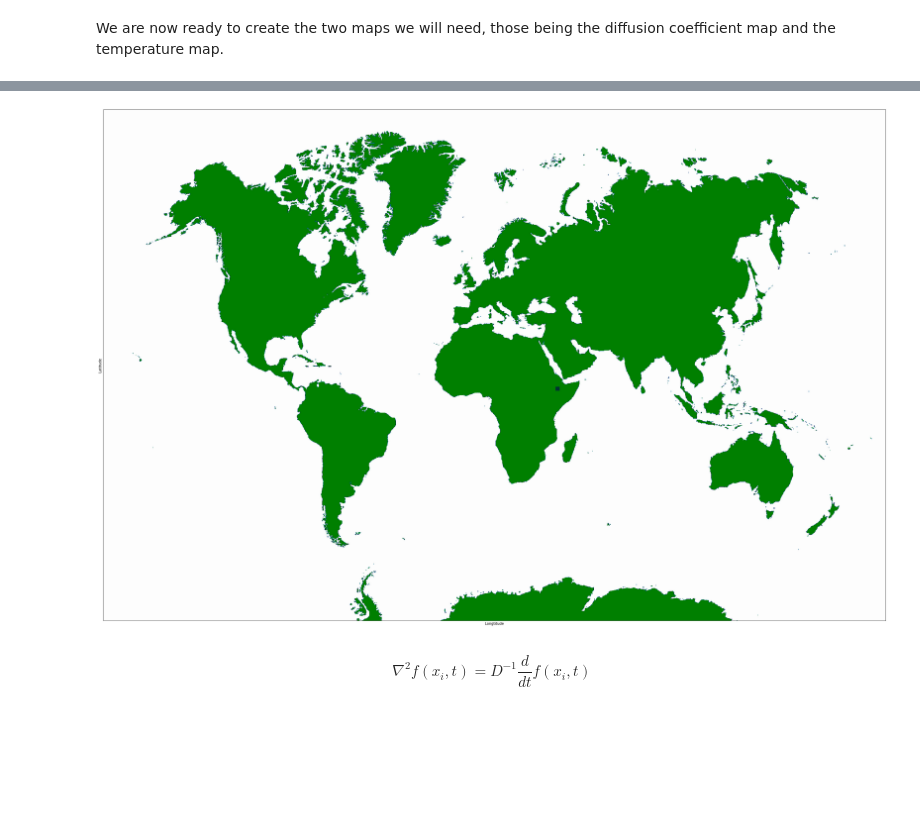
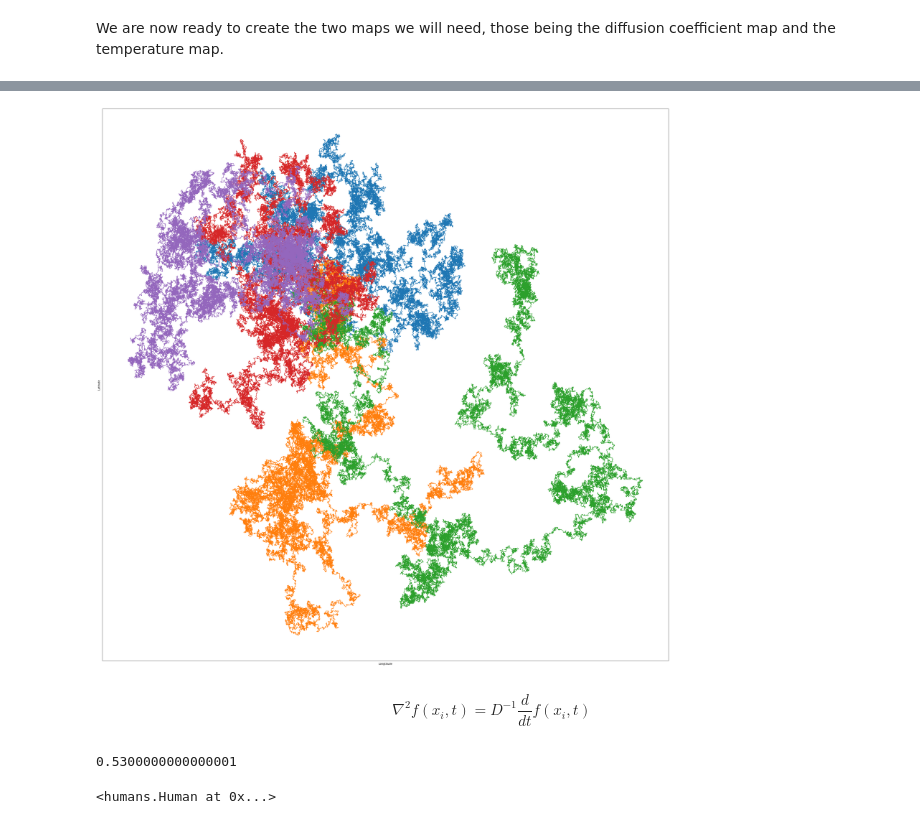
Before and after one commit to aethrvmn/Human-Diffusion, a Jupyter notebook: diffusion_process.ipynb, the cells around one changed output, grey strips where cells are left out. Drawn from its saved outputs; the diff is of its cells as text; code cells hidden in the pictures; blank space fills up the shorter version.

```diff
--- a/diffusion_process.ipynb
+++ b/diffusion_process.ipynb
@@ -49,21 +51,14 @@ We are now ready to create the two maps we will need, those being the diffusion
 # %%
 height = img_array.shape[0]
 width = img_array.shape[1]
+walkers = []
+for i in range(5):
+    walkers.append(Human())
+#     walkers[i].gen_random_walk(n_step=100000)
 
-temp_matrix = np.zeros(shape = (height, width))
-diff_matrix = np.zeros(shape = (height, width))
-
-for i in tqdm(np.arange(len(img_array))):
-    for j in np.arange(len(img_array[0])):
-        if img_array[i][j][0] > 200:
-            temp_matrix[i][j] = 1
-            # diff_matrix[i][j] = 0
-
-temp_matrix[680:690, 1110:1120] = 0.2
-# diff_matrix = diff_matrix*0.1
-
-
-dx = dy = dt = 1
-time = np.arange(0, 1000, dt)
-t_cool, t_hot = 300, 700
-nx, ny = int(width/dx), int(height/dy)
+# temp_map = np.zeros(shape = (height, width))
+# diff_matrix = np.zeros(shape = (height, width))
+# for i in np.arange(height):
+#     for j in np.arange(width):
+#         if img_array[i][j][0] > 200:
+#             temp_map[i][j] = 2
@@ -70,16 +67,17 @@ nx, ny = int(width/dx), int(height/dy)
 # %%
 plt.figure(figsize=(40,40))
-# plt.imshow(img_array)
-plt.imshow(temp_matrix, cmap = 'ocean')
-plt.imshow(diff_matrix, cmap = 'ocean', alpha = 0.01)
+for walker in walkers:
+    walker.gen_random_walk(n_step = 100000)
+    plt.plot(walker.x, walker.y)
+# plt.imshow(img_array, cmap = 'ocean')
+# plt.imshow(temp_map, cmap = 'ocean')
+# plt.imshow(diff_matrix, cmap = 'ocean', alpha = 0.01)
 plt.ylabel('Latitude')
 plt.xlabel('Longtitude')
 plt.xticks([])
 plt.yticks([])
 plt.savefig('heatmap-earth.jpg')
 plt.show()
 # %% [output]
-[figure, old version]
+[figure, new version]
-# %% [markdown]
-\begin{equation} \nabla^{2} f(x_{i},t) = D^{-1}\frac{d}{dt}f(x_{i},t) \tag{1}\end{equation}
 # %%
@@ -89,0 +91,11 @@ def diffusion(t_map, d_map, f, dx=1, dy=1, dt=1):
+# %% [markdown]
+\begin{equation} \nabla^{2} f(x_{i},t) = D^{-1}\frac{d}{dt}f(x_{i},t) \tag{1}\end{equation}
+# %%
+temp_map
+D
+# %% [output]
+0.5300000000000001
+# %%
+walker.gen_random_walk()
+# %% [output]
+<humans.Human at 0x...>
```
Also changed, not shown: parts of 4 cells of this notebook, 3 other files.
